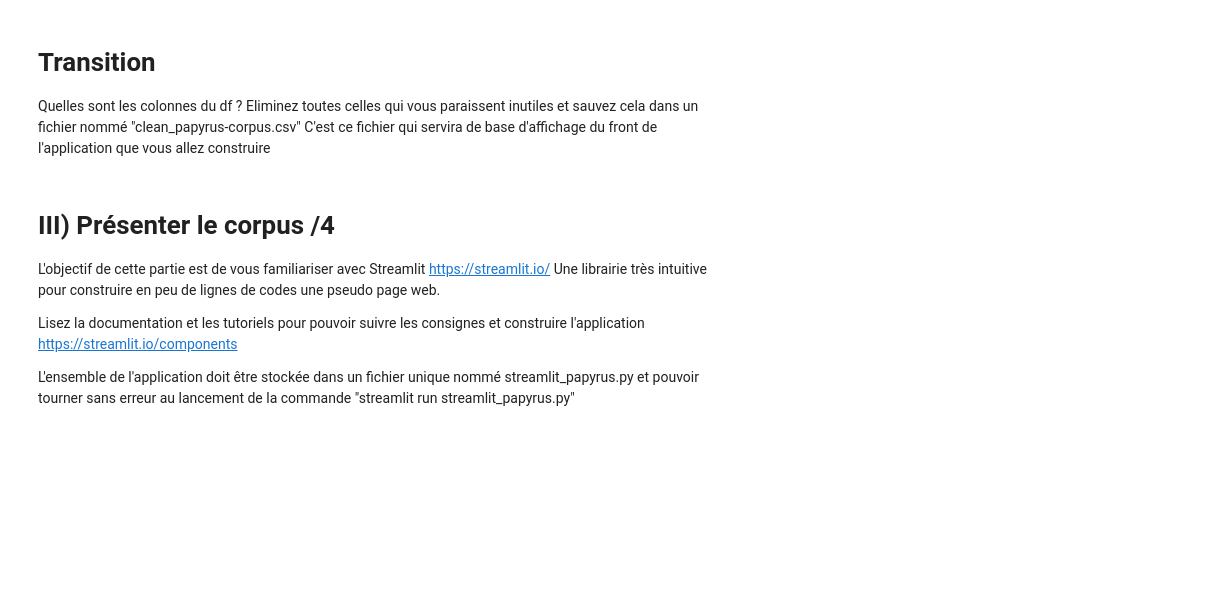
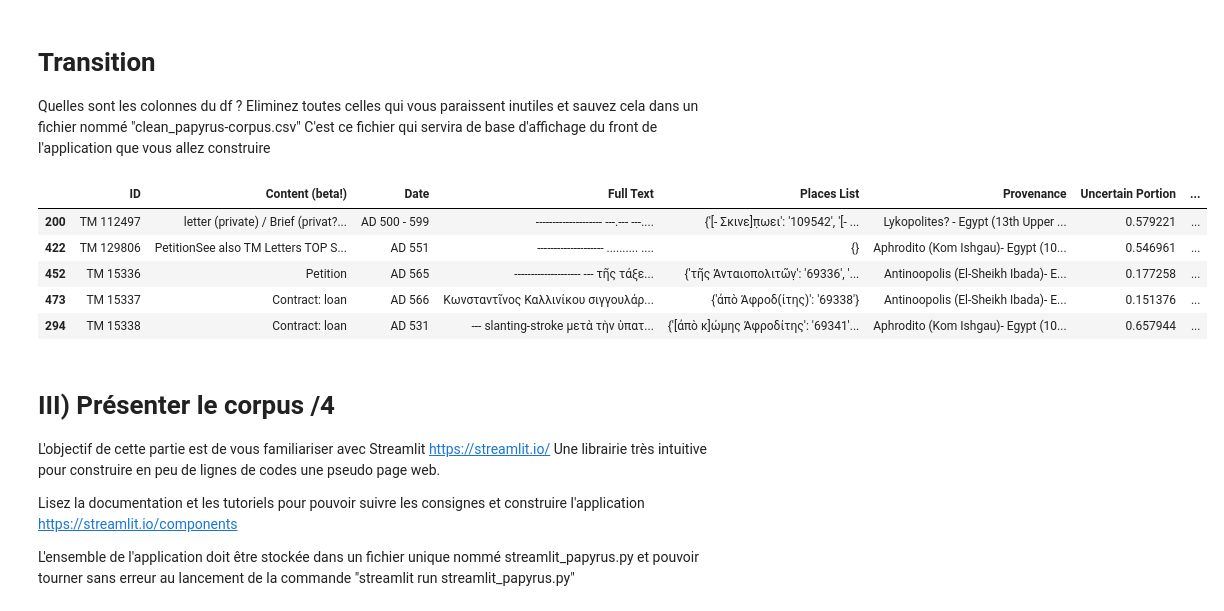
Before and after one commit to CourantEnCourant/INALCO_Inalco_M2_langage_de_scripts_2024_eleves, a Jupyter notebook: scripts/project2.ipynb, the cells around one changed output. Cells and saved outputs as stored; diff of their text form; code cells hidden in the pictures; blank space fills up the shorter version.

```diff
--- a/scripts/project2.ipynb
+++ b/scripts/project2.ipynb
@@ -472,0 +475,16 @@ extract_strings(test)
+# %%
+# First turn string into list[str]
+from ast import literal_eval
+papyrus_sorted["Text Irregularities List"] = papyrus_sorted["Text Irregularities"].apply(literal_eval)
+# %%
+# Normalize text functions
+import unicodedata
+
+def remove_diacritics(text: str) -> str:
+    normalized_text = unicodedata.normalize('NFD', text)  # NFD: Normalization Form Decomposition
+    stripped_str = ''.join(c for c in normalized_text if unicodedata.category(c) != 'Mn')  # Mn: Mark, Non-spacing
+    return stripped_str
+
+def normalize_texts(texts: list[str]) -> list[str]:
+    normalized_texts = [remove_diacritics(text) for text in texts]
+    return normalized_texts
@@ -477,3 +581,14 @@ extract_strings(test)
 
 Quelles sont les colonnes du df ? Eliminez toutes celles qui vous paraissent inutiles et sauvez cela dans un fichier nommé "clean_papyrus-corpus.csv"
 C'est ce fichier qui servira de base d'affichage du front de l'application que vous allez construire
+# %%
+df_cleaned = papyrus_sorted.drop(['Authors / works', 'Book form', 'Culture & genre', 'Language/script', 'Material', 'Note', 'People List', 'Recto/Verso', 'Reuse note', 'Reuse type', 'Ro', 'Text Irregularities'], axis=1)
+# %%
+df_cleaned.head()
+# %% [output]
+|  | ID | Content (beta!) | Date | Full Text | Places List | Provenance | Uncertain Portion | ... |
+| 200 | TM 112497 | letter (private) / Brief (privat?... | AD 500 - 599 | -------------------- ---.--- ---.... | {'[- Σκινε]π̣ωει': '109542', '[- ... | Lykopolites? - Egypt (13th Upper ... | 0.579221 | ... |
+| 422 | TM 129806 | PetitionSee also TM Letters TOP S... | AD 551 | -------------------- .......... .... | {} | Aphrodito (Kom Ishgau)- Egypt (10... | 0.546961 | ... |
+| 452 | TM 15336 | Petition | AD 565 | -------------------- --- τῆς τάξε... | {'τῆς Ἀνταιοπολιτῶν̣': '69336', '... | Antinoopolis (El-Sheikh Ibada)- E... | 0.177258 | ... |
+| 473 | TM 15337 | Contract: loan | AD 566 | Κωνσταντῖνος Καλλινίκου σιγγουλάρ... | {'ἀπὸ Ἀφροδ(ίτης)': '69338'} | Antinoopolis (El-Sheikh Ibada)- E... | 0.151376 | ... |
+| 294 | TM 15338 | Contract: loan | AD 531 | --- slanting-stroke μετὰ τὴν ὑπατ... | {'[ἀπὸ κ]ώμης Ἀφροδίτης': '69341'... | Aphrodito (Kom Ishgau)- Egypt (10... | 0.657944 | ... |
```
Also changed, not shown: parts of 15 cells of this notebook.
